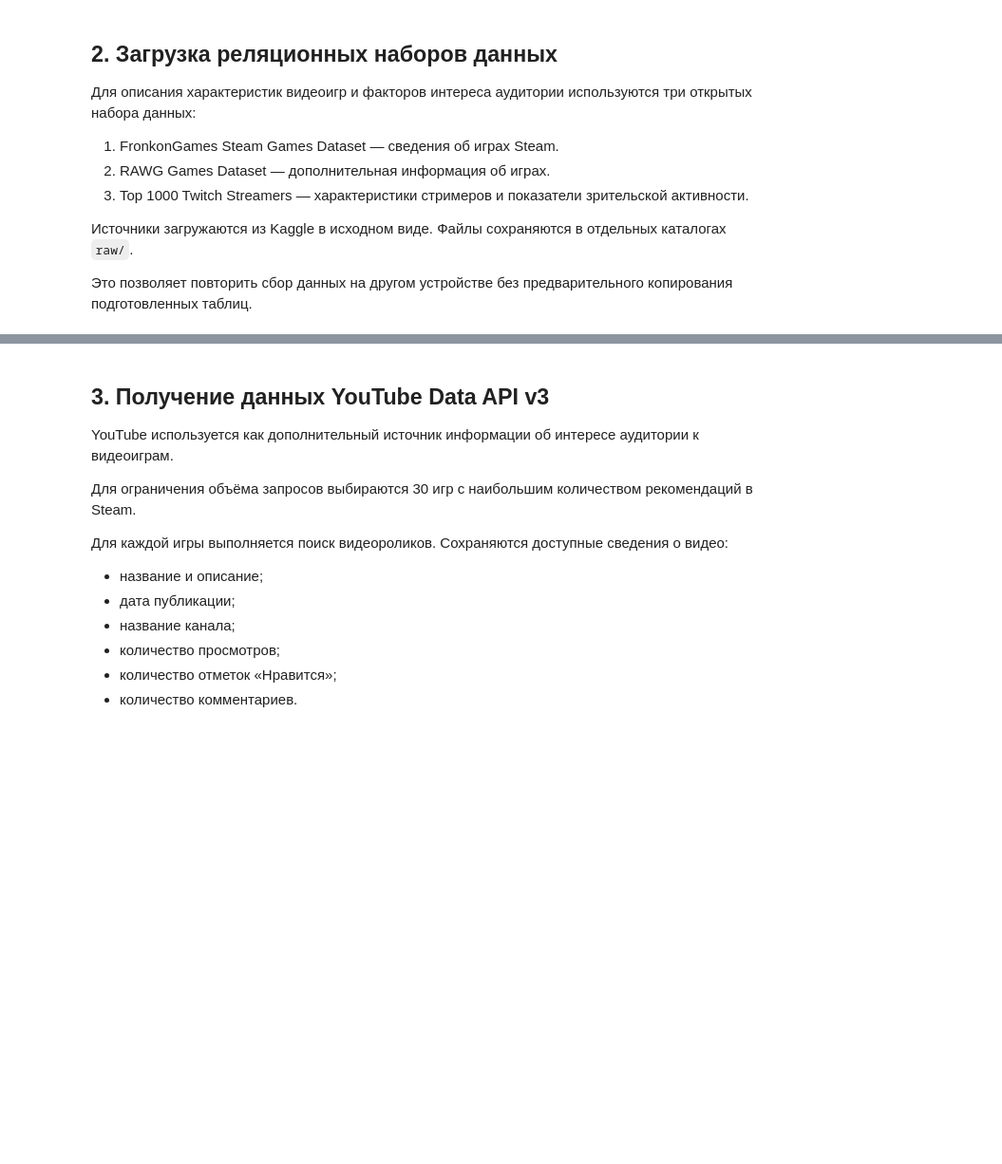
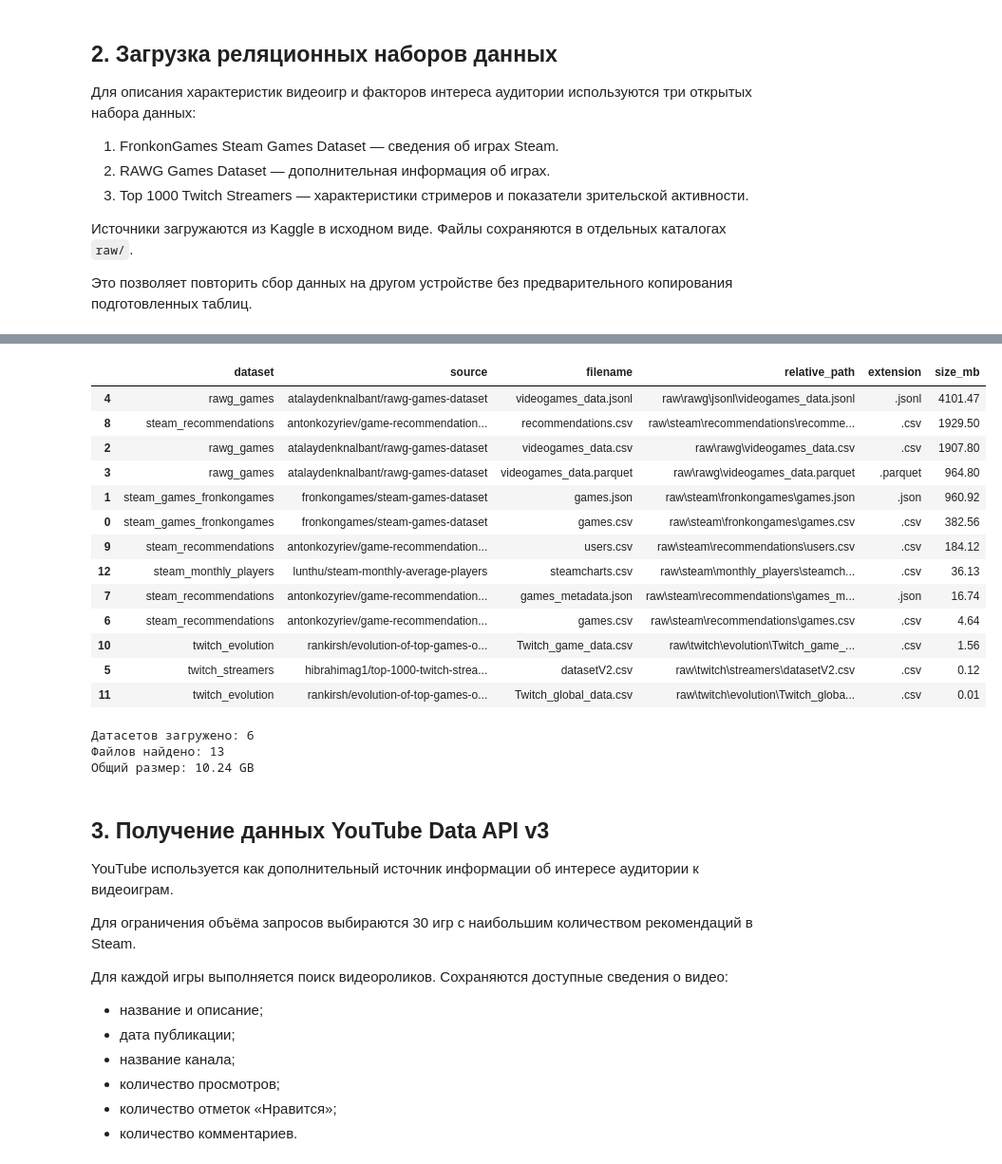
Before and after one commit to Dani-ldyaev/gaming-data-analysis, a Jupyter notebook: notebooks/2_2.ipynb, the cells around one changed output, grey strips where cells are left out. Shown at 95% size. Drawn from its saved outputs; the diff is of its cells as text; code cells hidden in the pictures; blank space fills up the shorter version.

```diff
--- a/notebooks/2_2.ipynb
+++ b/notebooks/2_2.ipynb
@@ -152,25 +235,43 @@ for folder, dataset_id in datasets.items():
 # %%
 files = []
 
-for path in RAW.rglob("*"):
-    if path.is_file() and not path.name.startswith("_"):
-        files.append({
-            "source_file": str(path.relative_to(ROOT)),
-            "filename": path.name,
-            "extension": path.suffix.lower(),
-            "size_mb": round(path.stat().st_size / 1024**2, 2),
-        })
+for name, info in downloaded_datasets.items():
+    for path in info["raw_path"].rglob("*"):
+        if path.is_file():
+            files.append({
+                "dataset": name,
+                "source": info["handle"],
+                "filename": path.name,
+                "relative_path": str(path.relative_to(ROOT)),
+                "extension": path.suffix.lower(),
+                "size_mb": round(path.stat().st_size / 1024**2, 2),
+            })
 
 inventory = pd.DataFrame(files)
 
-display(
-    inventory.sort_values(
-        ["source_file"]
-    ).reset_index(drop=True)
-)
+display(inventory.sort_values("size_mb", ascending=False))
 
-print("Всего файлов:", len(inventory))
-print("Общий размер, МБ:", round(inventory["size_mb"].sum(), 2))
+print(f"Датасетов загружено: {len(downloaded_datasets)}")
+print(f"Файлов найдено: {len(inventory)}")
+print(f"Общий размер: {inventory['size_mb'].sum() / 1024:.2f} GB")
+# %% [output]
+|  | dataset | source | filename | relative_path | extension | size_mb |
+| 4 | rawg_games | atalaydenknalbant/rawg-games-dataset | videogames_data.jsonl | raw\rawg\jsonl\videogames_data.jsonl | .jsonl | 4101.47 |
+| 8 | steam_recommendations | antonkozyriev/game-recommendation... | recommendations.csv | raw\steam\recommendations\recomme... | .csv | 1929.50 |
+| 2 | rawg_games | atalaydenknalbant/rawg-games-dataset | videogames_data.csv | raw\rawg\videogames_data.csv | .csv | 1907.80 |
+| 3 | rawg_games | atalaydenknalbant/rawg-games-dataset | videogames_data.parquet | raw\rawg\videogames_data.parquet | .parquet | 964.80 |
+| 1 | steam_games_fronkongames | fronkongames/steam-games-dataset | games.json | raw\steam\fronkongames\games.json | .json | 960.92 |
+| 0 | steam_games_fronkongames | fronkongames/steam-games-dataset | games.csv | raw\steam\fronkongames\games.csv | .csv | 382.56 |
+| 9 | steam_recommendations | antonkozyriev/game-recommendation... | users.csv | raw\steam\recommendations\users.csv | .csv | 184.12 |
+| 12 | steam_monthly_players | lunthu/steam-monthly-average-players | steamcharts.csv | raw\steam\monthly_players\steamch... | .csv | 36.13 |
+| 7 | steam_recommendations | antonkozyriev/game-recommendation... | games_metadata.json | raw\steam\recommendations\games_m... | .json | 16.74 |
+| 6 | steam_recommendations | antonkozyriev/game-recommendation... | games.csv | raw\steam\recommendations\games.csv | .csv | 4.64 |
+| 10 | twitch_evolution | rankirsh/evolution-of-top-games-o... | Twitch_game_data.csv | raw\twitch\evolution\Twitch_game_... | .csv | 1.56 |
+| 5 | twitch_streamers | hibrahimag1/top-1000-twitch-strea... | datasetV2.csv | raw\twitch\streamers\datasetV2.csv | .csv | 0.12 |
+| 11 | twitch_evolution | rankirsh/evolution-of-top-games-o... | Twitch_global_data.csv | raw\twitch\evolution\Twitch_globa... | .csv | 0.01 |
+Датасетов загружено: 6
+Файлов найдено: 13
+Общий размер: 10.24 GB
 # %% [markdown]
 ## 3. Получение данных YouTube Data API v3
 
```
Also changed, not shown: parts of 10 cells of this notebook, 2 other files.
